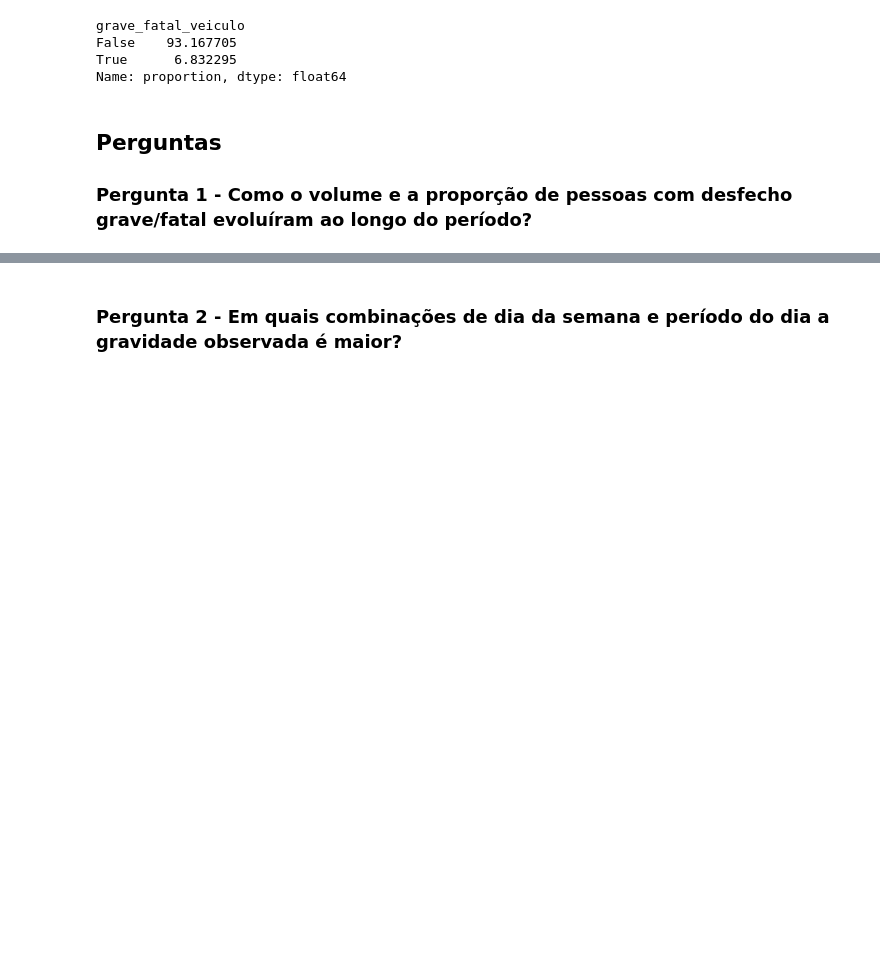
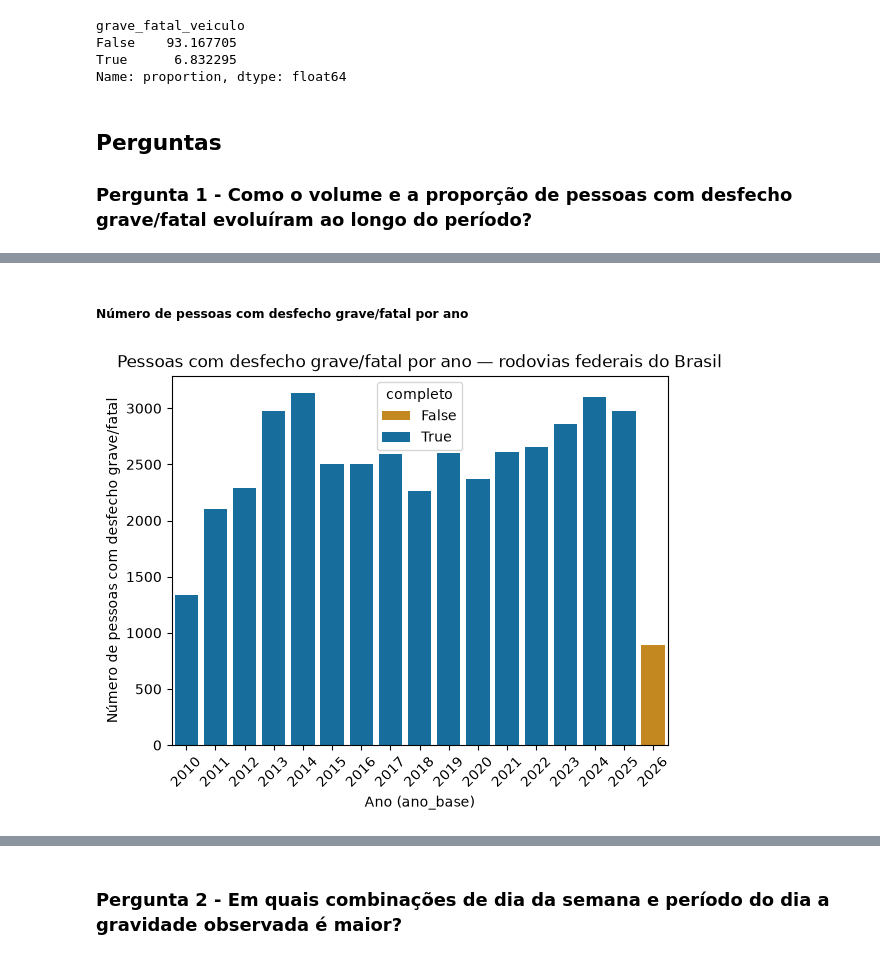
Before and after one commit to ju-caju/analise-seguranca-veicular-prf, a Jupyter notebook: notebooks/relatorio-final.ipynb, the cells around one changed output, grey strips where cells are left out. Saved outputs shown, nothing was run; the diff lists cells and outputs as text; code cells hidden in the pictures; blank space fills up the shorter version.

```diff
--- a/notebooks/relatorio-final.ipynb
+++ b/notebooks/relatorio-final.ipynb
@@ -376,0 +382,12 @@ Name: proportion, dtype: float64
+# %%
+tendencia_anual = (
+    validos
+    .groupby("ano_base")["grave_fatal"]
+    .agg(n_pessoas="size", n_grave_fatal="sum")
+    .reset_index()
+)
+
+tendencia_anual["taxa_grave_fatal"] = tendencia_anual["n_grave_fatal"] / tendencia_anual["n_pessoas"] * 100
+tendencia_anual["completo"] = tendencia_anual["ano_base"] <= ANO_MAXIMO_COMPLETO
+
+tendencia_anual
@@ -376,0 +413,18 @@ Name: proportion, dtype: float64
+# %% [markdown]
+##### Número de pessoas com desfecho grave/fatal por ano
+# %%
+paleta = sns.color_palette("colorblind")
+
+ax = sns.barplot(
+    data=tendencia_anual,
+    x="ano_base",
+    y="n_grave_fatal",
+    hue="completo",
+    palette={True: paleta[0], False: paleta[1]},
+    dodge=False,
+)
+ax.set(xlabel="Ano (ano_base)", ylabel="Número de pessoas com desfecho grave/fatal",
+       title="Pessoas com desfecho grave/fatal por ano — rodovias federais do Brasil")
+ax.tick_params(axis="x", rotation=45)
+# %% [output]
+[figure, added]
```
Also changed, not shown: parts of 15 cells of this notebook.
